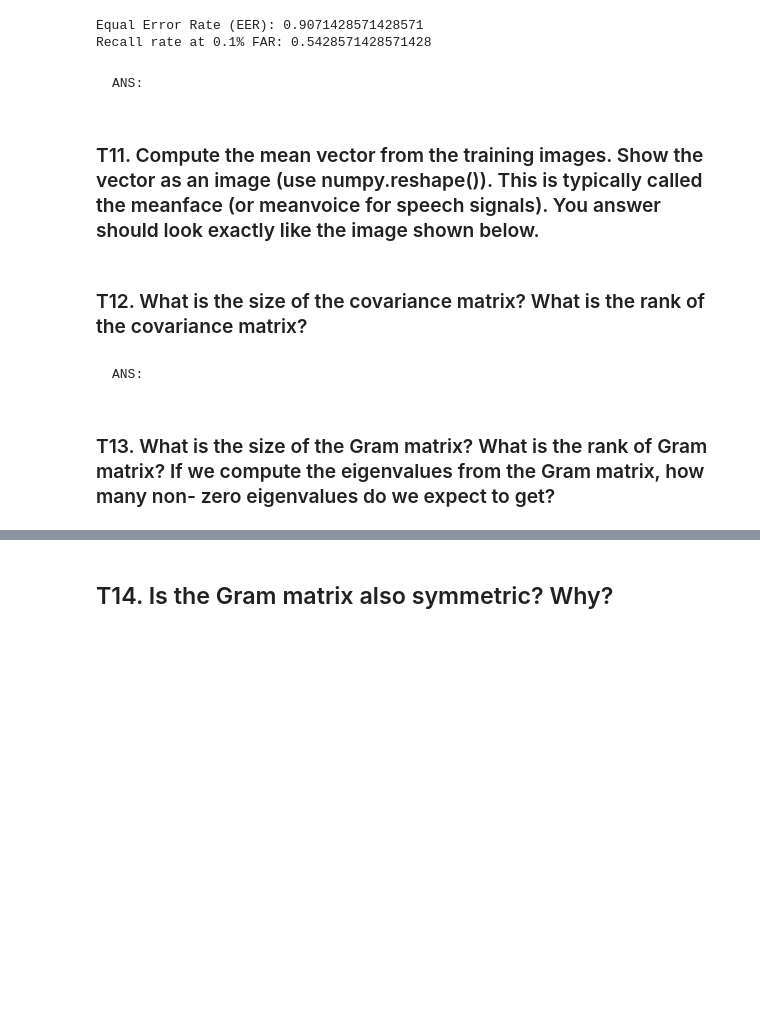
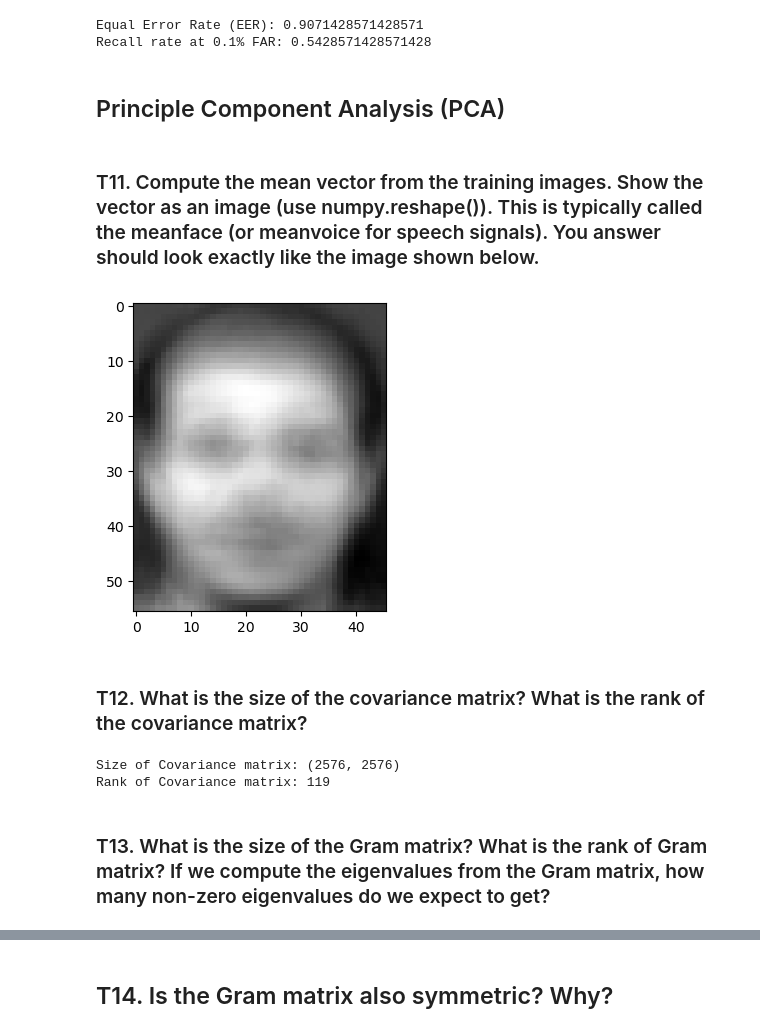
Before and after one commit to pupipatsk/Pattern-Recognition, a Jupyter notebook: HW/HW03/HW03.ipynb, the cells around one changed output, grey strips where cells are left out. Cells and saved outputs as stored; diff of their text form; code cells hidden in the pictures; blank space fills up the shorter version.

```diff
--- a/HW/HW03/HW03.ipynb
+++ b/HW/HW03/HW03.ipynb
@@ -598,7 +598,7 @@ print("Recall rate at 0.1% FAR:", recall_at_far)
 [figure]
 Equal Error Rate (EER): 0.9071428571428571
 Recall rate at 0.1% FAR: 0.5428571428571428
-# %% [markdown]
-    ANS:
+# %% [markdown]
+## Principle Component Analysis (PCA)
 # %% [markdown]
 ### T11. Compute the mean vector from the training images. Show the vector as an image (use numpy.reshape()). This is typically called the meanface (or meanvoice for speech signals). You answer should look exactly like the image shown below.
@@ -608,2 +605,11 @@ meanface = ...
+# %%
+# INSERT CODE HERE
+mean_image = np.mean(T, axis=0)
+
+plt.figure(figsize=(6, 4))
+plt.imshow(mean_image, cmap="gray")
+plt.show()
+# %% [output]
+[figure, added]
 # %% [markdown]
 ### T12. What is the size of the covariance matrix? What is the rank of the covariance matrix?
@@ -612,4 +616,14 @@ meanface = ...
-# %% [markdown]
-    ANS:
+# %%
+# TODO: Find the size and the rank of the covariance matrix.
+X_train = T.reshape(120,-1).T # shape: (2576, 120)
+X_hat = X_train - mean_image.reshape(-1,1)
+
+covariance_matrix = np.cov(X_hat)
+
+print("Size of Covariance matrix:", covariance_matrix.shape)
+print("Rank of Covariance matrix:", np.linalg.matrix_rank(covariance_matrix))
+# %% [output]
+Size of Covariance matrix: (2576, 2576)
+Rank of Covariance matrix: 119
 # %% [markdown]
-### T13. What is the size of the Gram matrix? What is the rank of Gram matrix? If we compute the eigenvalues from the Gram matrix, how many non- zero eigenvalues do we expect to get?
+### T13. What is the size of the Gram matrix? What is the rank of Gram matrix? If we compute the eigenvalues from the Gram matrix, how many non-zero eigenvalues do we expect to get?
```
Also changed, not shown: parts of 22 cells of this notebook.
